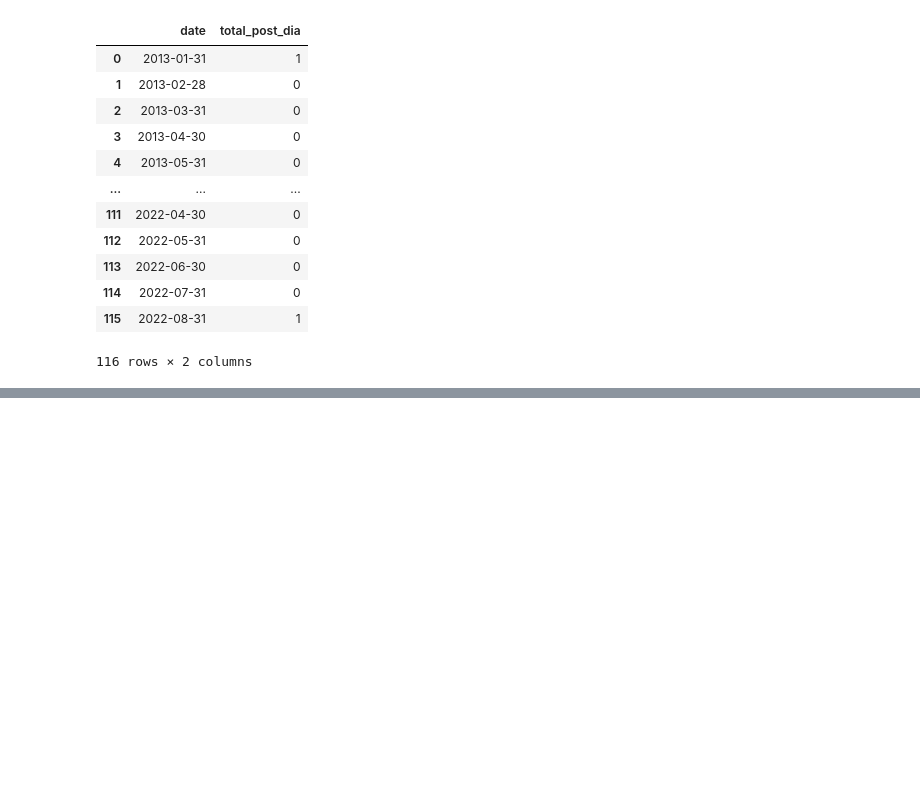
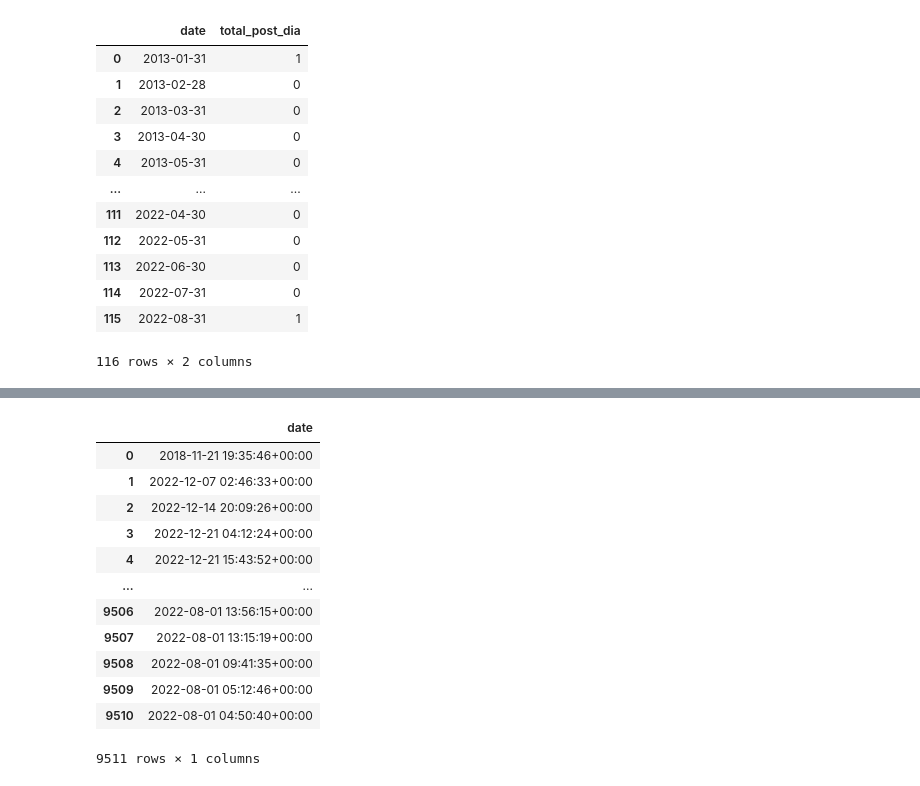
Before and after one commit to diegopenaloza/gentrific, a Jupyter notebook: scrap_notebook.ipynb, the cells around one changed output, grey strips where cells are left out. Drawn from its saved outputs; the diff is of its cells as text; code cells hidden in the pictures; blank space fills up the shorter version.

```diff
--- a/scrap_notebook.ipynb
+++ b/scrap_notebook.ipynb
@@ -251,0 +269,16 @@ AttributeError: 'Browser' object has no attribute 'new_context'
+# %%
+df_time
+# %% [output]
+|  | date |
+| 0 | 2018-11-21 19:35:46+00:00 |
+| 1 | 2022-12-07 02:46:33+00:00 |
+| 2 | 2022-12-14 20:09:26+00:00 |
+| 3 | 2022-12-21 04:12:24+00:00 |
+| 4 | 2022-12-21 15:43:52+00:00 |
+| ... | ... |
+| 9506 | 2022-08-01 13:56:15+00:00 |
+| 9507 | 2022-08-01 13:15:19+00:00 |
+| 9508 | 2022-08-01 09:41:35+00:00 |
+| 9509 | 2022-08-01 05:12:46+00:00 |
+| 9510 | 2022-08-01 04:50:40+00:00 |
+9511 rows × 1 columns
```
Also changed, not shown: parts of 36 cells of this notebook, 3 other files.
